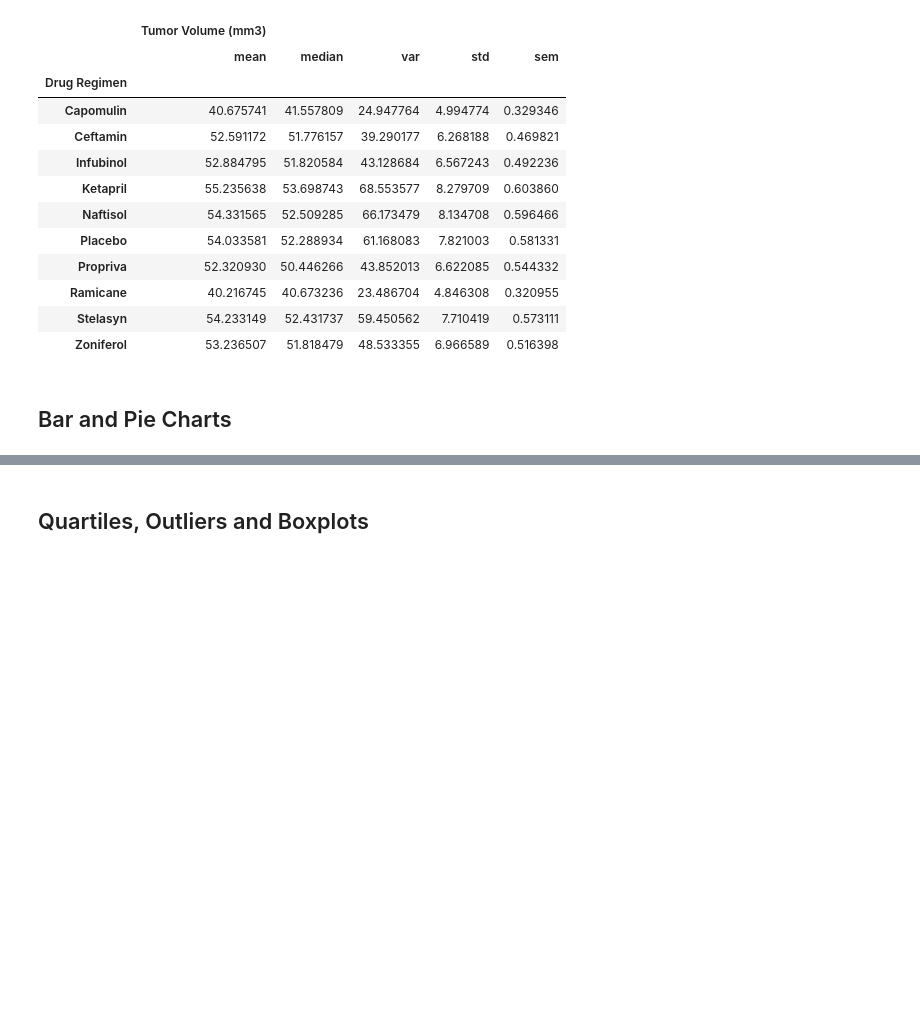
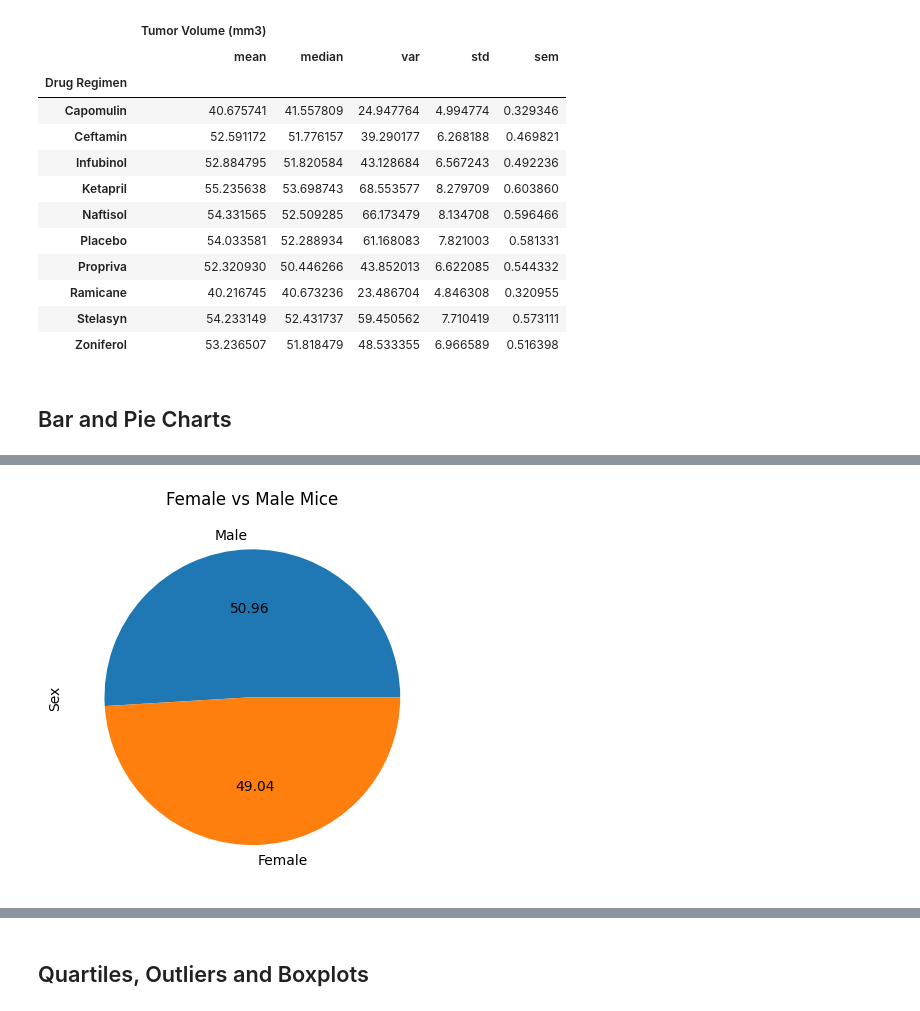
Before and after one commit to TarekHafza/data_visualization, a Jupyter notebook: Starter/pymaceuticals_starter.ipynb, the cells around one changed output, grey strips where cells are left out. Drawn from its saved outputs; the diff is of its cells as text; code cells hidden in the pictures; blank space fills up the shorter version.

```diff
--- a/Starter/pymaceuticals_starter.ipynb
+++ b/Starter/pymaceuticals_starter.ipynb
@@ -141,4 +162,10 @@ summary_agg
 # %%
 # Generate a pie plot showing the distribution of female versus male mice using Pandas
+mice_sex_data = clean_df['Sex'].value_counts()
+plt.title('Female vs Male Mice')
+mice_sex_data.plot.pie(autopct='%.2f')
+plt.show()
+# %% [output]
+[figure, added]
 # %%
 # Generate a pie plot showing the distribution of female versus male mice using pyplot
```
Also changed, not shown: parts of 16 cells of this notebook, 1 other file.
